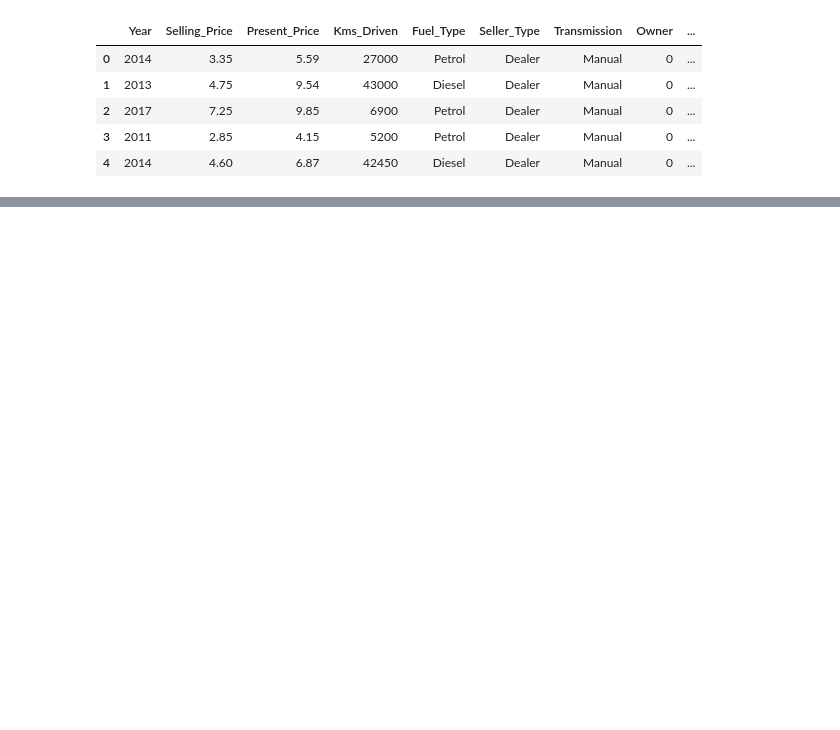
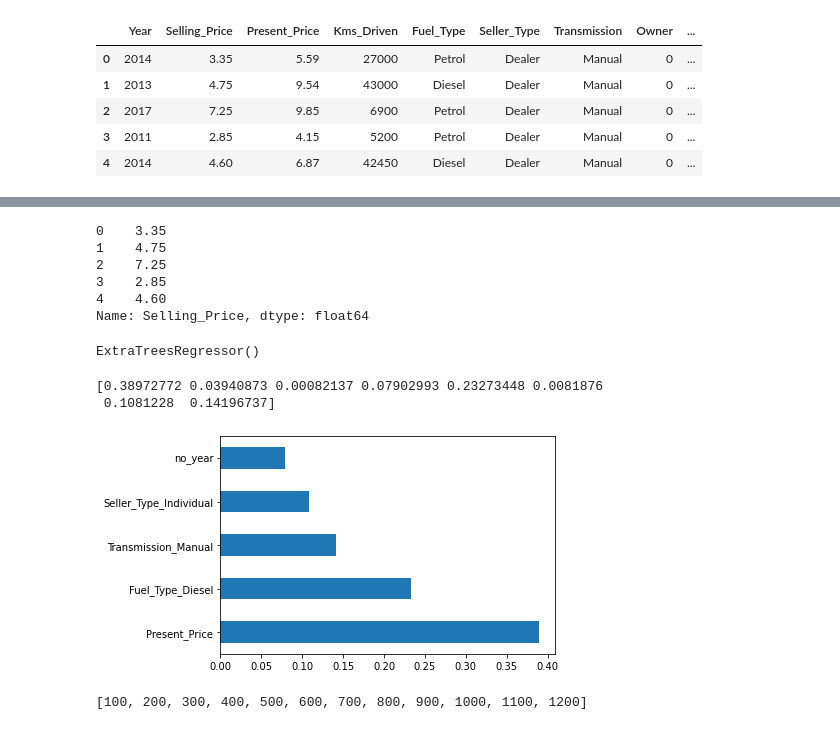
Before and after one commit to julienawonga/Vehicle-prediction, a Jupyter notebook: Vehicle Price prediction.ipynb, the cells around one changed output, grey strips where cells are left out. Drawn from its saved outputs; the diff is of its cells as text; code cells hidden in the pictures; blank space fills up the shorter version.

Commit message:
build a model

```diff
--- a/Vehicle Price prediction.ipynb
+++ b/Vehicle Price prediction.ipynb
@@ -93,0 +109,2 @@ final_dataset.head()
+# %%
+final_dataset=final_dataset.drop(['Current Year'],axis=1)
@@ -102,0 +151,3 @@ sns.
+# %%
+X=final_dataset.iloc[:,1:]
+y=final_dataset.iloc[:,0]
@@ -102,0 +167,30 @@ sns.
+# %%
+y.head()
+# %% [output]
+0    3.35
+1    4.75
+2    7.25
+3    2.85
+4    4.60
+Name: Selling_Price, dtype: float64
+# %%
+### Feature Importance
+
+from sklearn.ensemble import ExtraTreesRegressor
+import matplotlib.pyplot as plt
+model = ExtraTreesRegressor()
+model.fit(X,y)
+# %% [output]
+ExtraTreesRegressor()
+# %%
+print(model.feature_importances_)
+# %% [output]
+[0.38972772 0.03940873 0.00082137 0.07902993 0.23273448 0.0081876
+ 0.1081228  0.14196737]
+# %%
+#plot graph of feature importances for better visualization
+feat_importances = pd.Series(model.feature_importances_, index=X.columns)
+feat_importances.nlargest(5).plot(kind='barh')
+plt.show()
+# %% [output]
+[figure, added]
@@ -102,0 +204,5 @@ sns.
+# %%
+n_estimators = [int(x) for x in np.linspace(start = 100, stop = 1200, num = 12)]
+print(n_estimators)
+# %% [output]
+[100, 200, 300, 400, 500, 600, 700, 800, 900, 1000, 1100, 1200]
```
Also changed, not shown: parts of 47 cells of this notebook, 5 other files.
